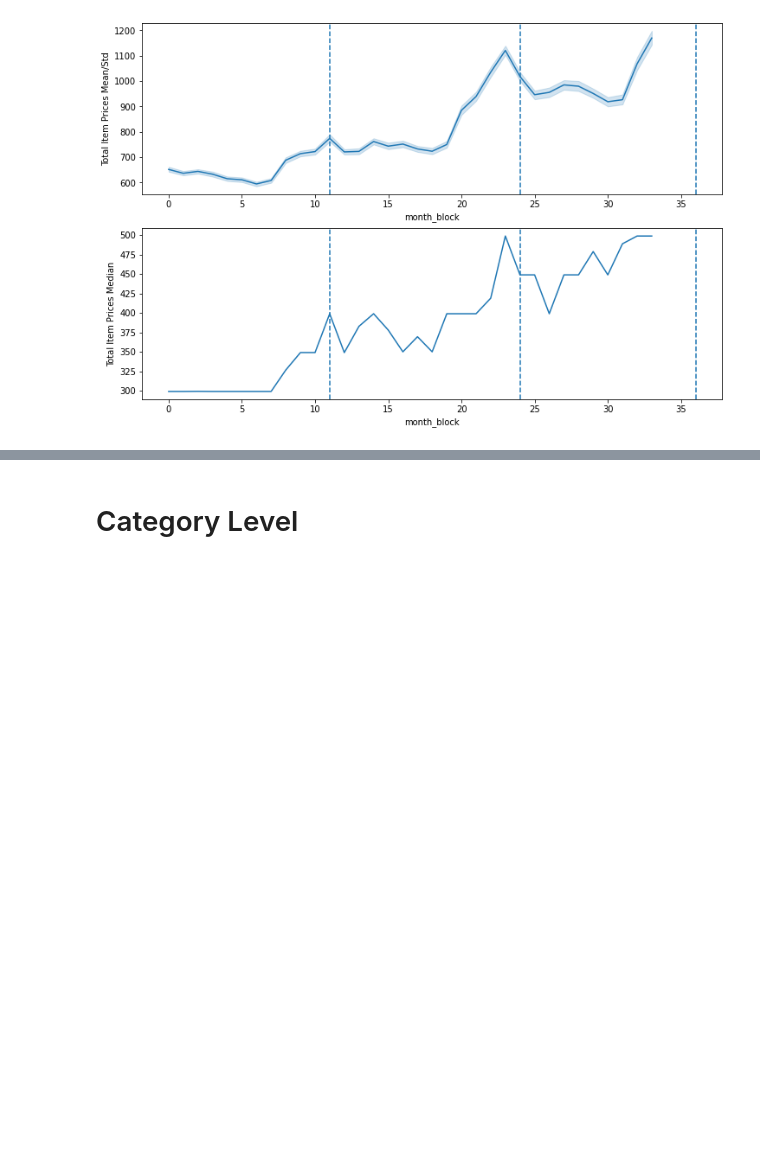
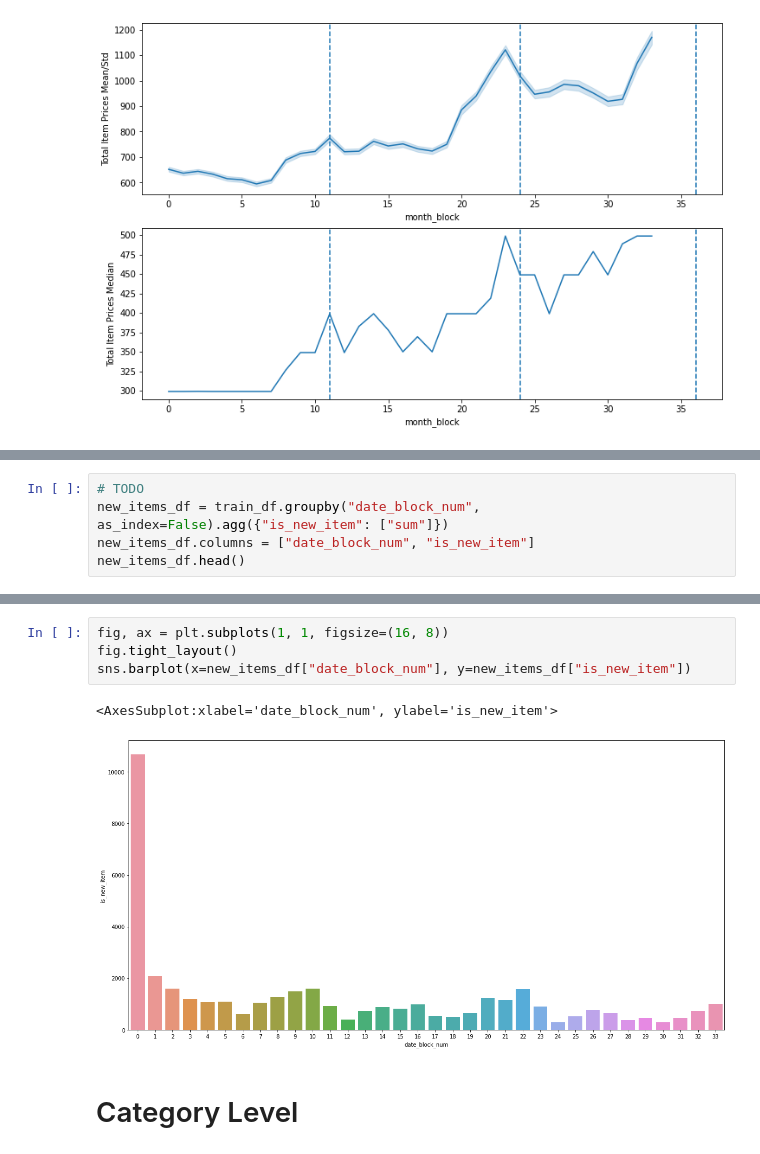
Before and after one commit to PaulIusztin/sales-prediction, a Jupyter notebook: notebooks/eda.ipynb, the cells around one changed output, grey strips where cells are left out. Cells and saved outputs as stored; diff of their text form; blank space fills up the shorter version.

```diff
--- a/notebooks/eda.ipynb
+++ b/notebooks/eda.ipynb
@@ -407,0 +451,5 @@ Text(0, 0.5, 'Total Item Prices Median')
+# %%
+# TODO
+new_items_df = train_df.groupby("date_block_num", as_index=False).agg({"is_new_item": ["sum"]})
+new_items_df.columns = ["date_block_num", "is_new_item"]
+new_items_df.head()
@@ -408,3 +463,10 @@ Text(0, 0.5, 'Total Item Prices Median')
+# %%
+fig, ax = plt.subplots(1, 1, figsize=(16, 8))
+fig.tight_layout()
+sns.barplot(x=new_items_df["date_block_num"], y=new_items_df["is_new_item"])
+# %% [output]
+<AxesSubplot:xlabel='date_block_num', ylabel='is_new_item'>
+[figure, added]
 # %% [markdown]
 # Category Level
 # %% [markdown]
```
Also changed, not shown: parts of 41 cells of this notebook, 1 other file.
